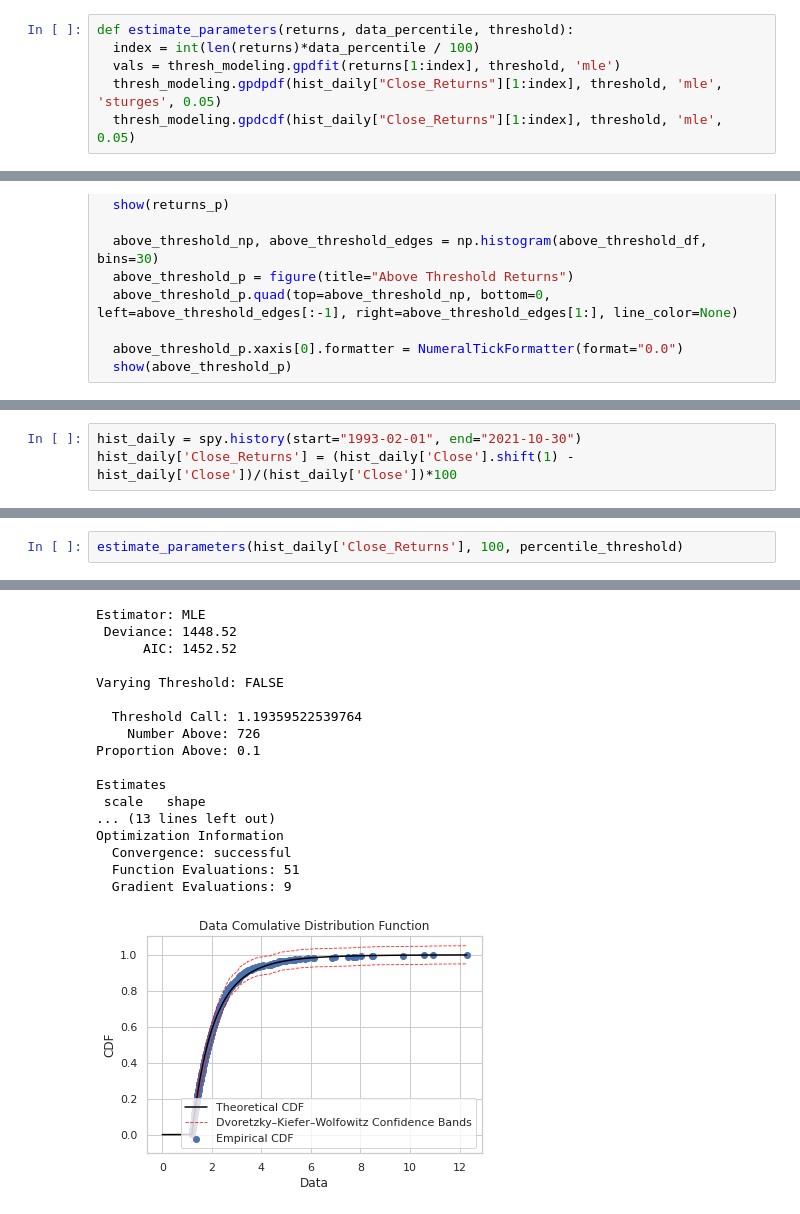
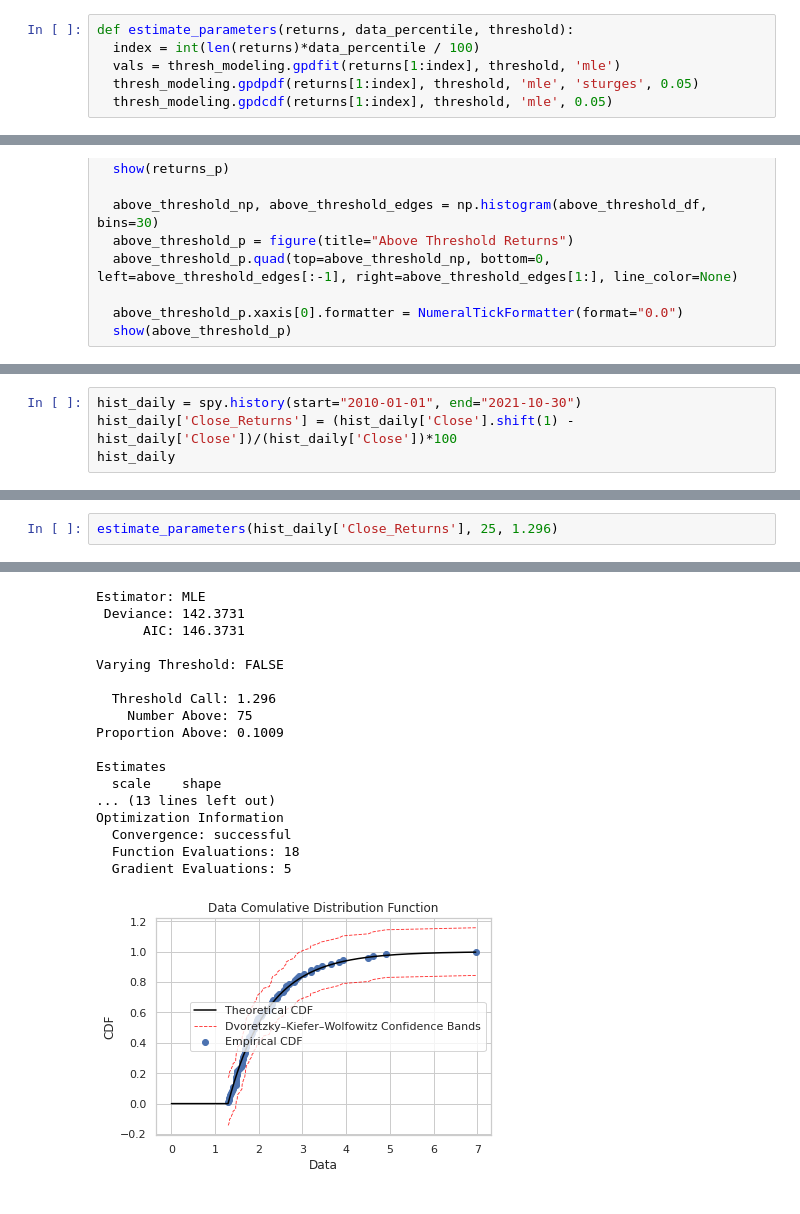
Before and after one commit to mahimna/625-721-Project, a Jupyter notebook: 625_721_Research_Project.ipynb, the cells around one changed output, grey strips where cells are left out. Drawn from its saved outputs; the diff is of its cells as text.

```diff
--- a/625_721_Research_Project.ipynb
+++ b/625_721_Research_Project.ipynb
@@ -133,8 +132,8 @@ def get_thresholds(returns, data_percentile, threshold_percentile):
 def estimate_parameters(returns, data_percentile, threshold):
   index = int(len(returns)*data_percentile / 100)
   vals = thresh_modeling.gpdfit(returns[1:index], threshold, 'mle')
-  thresh_modeling.gpdpdf(hist_daily["Close_Returns"][1:index], threshold, 'mle', 'sturges', 0.05)
-  thresh_modeling.gpdcdf(hist_daily["Close_Returns"][1:index], threshold, 'mle', 0.05)
+  thresh_modeling.gpdpdf(returns[1:index], threshold, 'mle', 'sturges', 0.05)
+  thresh_modeling.gpdcdf(returns[1:index], threshold, 'mle', 0.05)
 # %%
 def plot_returns_and_above_threshold_returns(returns, data_percentile, threshold):
   index = int(len(returns)*data_percentile / 100)
@@ -163,3 +186,4 @@ def find_cdf_of_max_value(returns, data_percentile, threshold, scale, shape):
 # %%
-hist_daily = spy.history(start="1993-02-01", end="2021-10-30")
+hist_daily = spy.history(start="2010-01-01", end="2021-10-30")
 hist_daily['Close_Returns'] = (hist_daily['Close'].shift(1) - hist_daily['Close'])/(hist_daily['Close'])*100
+hist_daily
@@ -184,4 +248,4 @@ percentile_threshold = get_thresholds(hist_daily["Close_Returns"], 100, 90)
 # %%
-estimate_parameters(hist_daily['Close_Returns'], 100, percentile_threshold)
+estimate_parameters(hist_daily['Close_Returns'], 25, 1.296)
 # %% [output]
 Estimator: MLE
@@ -205,19 +269,19 @@ Optimization Information
 Estimator: MLE
- Deviance: 1448.52
-      AIC: 1452.52
+ Deviance: 142.3731
+      AIC: 146.3731
 
 Varying Threshold: FALSE
 
-  Threshold Call: 1.19359522539764
-    Number Above: 726
-Proportion Above: 0.1
+  Threshold Call: 1.296
+    Number Above: 75
+Proportion Above: 0.1009
 
 Estimates
- scale   shape
+  scale    shape
 ... (13 lines left out)
 Optimization Information
   Convergence: successful
-  Function Evaluations: 51
-  Gradient Evaluations: 9
+  Function Evaluations: 18
+  Gradient Evaluations: 5
-[figure, old version]
+[figure, new version]
 # %%
```
Also changed, not shown: parts of 19 cells of this notebook.
